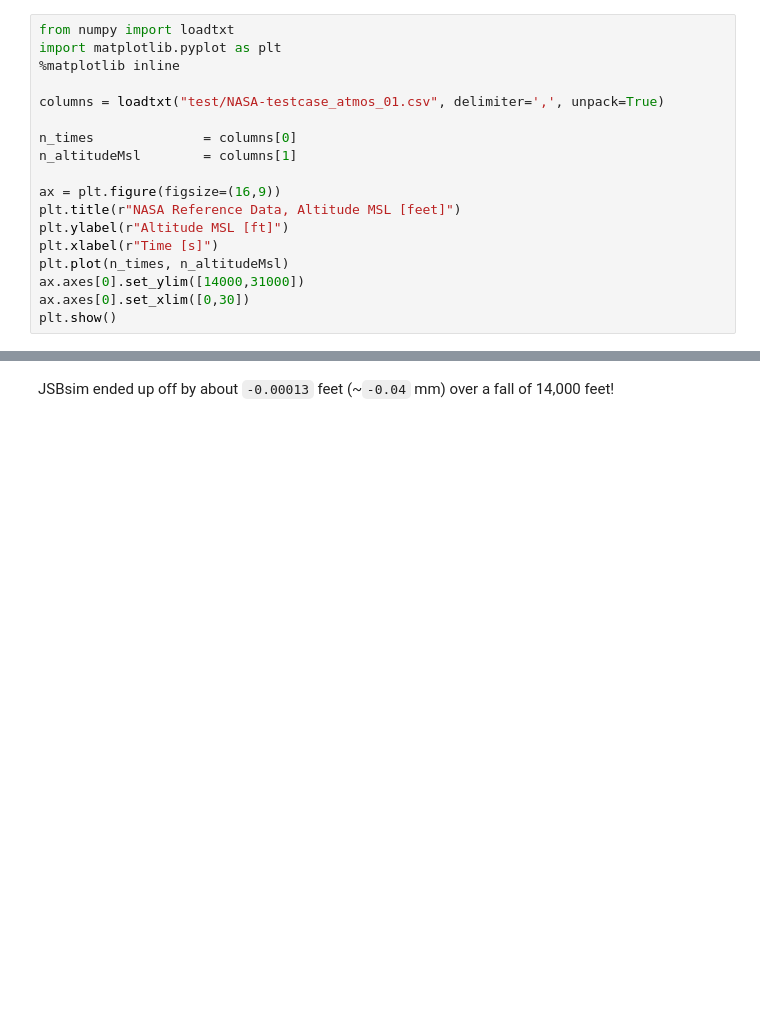
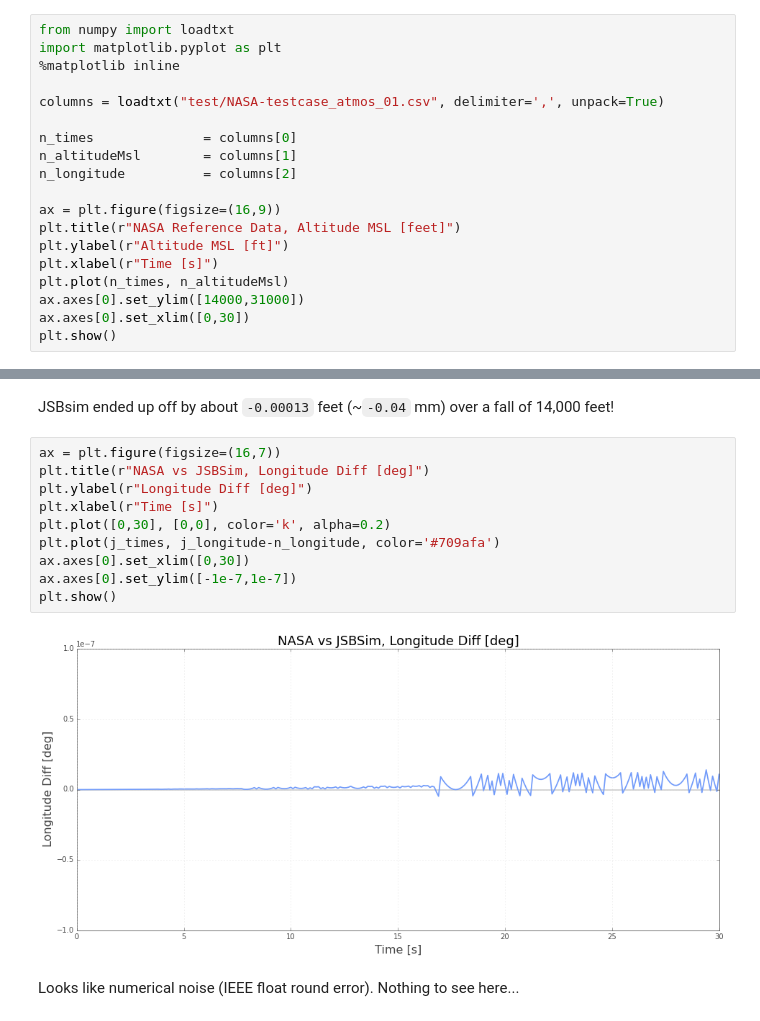
Before and after one commit to open-aerospace/jsbsim-nasa-test-cases, a Jupyter notebook: case-01-dragless_sphere/results.ipynb, the cells around one changed output, grey strips where cells are left out. Drawn from its saved outputs; the diff is of its cells as text; blank space fills up the shorter version.

Commit message:
compute and chart Longitude diff

```diff
--- a/case-01-dragless_sphere/results.ipynb
+++ b/case-01-dragless_sphere/results.ipynb
@@ -11,6 +11,7 @@ columns = loadtxt("test/NASA-testcase_atmos_01.csv", delimiter=',', unpack=True)
 
 n_times              = columns[0]
 n_altitudeMsl        = columns[1]
+n_longitude          = columns[2]
 
 ax = plt.figure(figsize=(16,9))
 plt.title(r"NASA Reference Data, Altitude MSL [feet]")
@@ -70,3 +72,17 @@ print "JSBSim Last Position Diff: %0.5f ft" % (j_altitudeMsl[-1]-n_altitudeMsl[-
 JSBSim Last Position Diff: -0.00013 ft
 # %% [markdown]
 JSBsim ended up off by about `-0.00013` feet (~`-0.04` mm) over a fall of 14,000 feet!
+# %%
+ax = plt.figure(figsize=(16,7))
+plt.title(r"NASA vs JSBSim, Longitude Diff [deg]")
+plt.ylabel(r"Longitude Diff [deg]")
+plt.xlabel(r"Time [s]")
+plt.plot([0,30], [0,0], color='k', alpha=0.2)
+plt.plot(j_times, j_longitude-n_longitude, color='#709afa')
+ax.axes[0].set_xlim([0,30])
+ax.axes[0].set_ylim([-1e-7,1e-7])
+plt.show()
+# %% [output]
+[figure, added]
+# %% [markdown]
+Looks like numerical noise (IEEE float round error). Nothing to see here...
```
Also changed, not shown: parts of 1 cell of this notebook, 2 other files.
